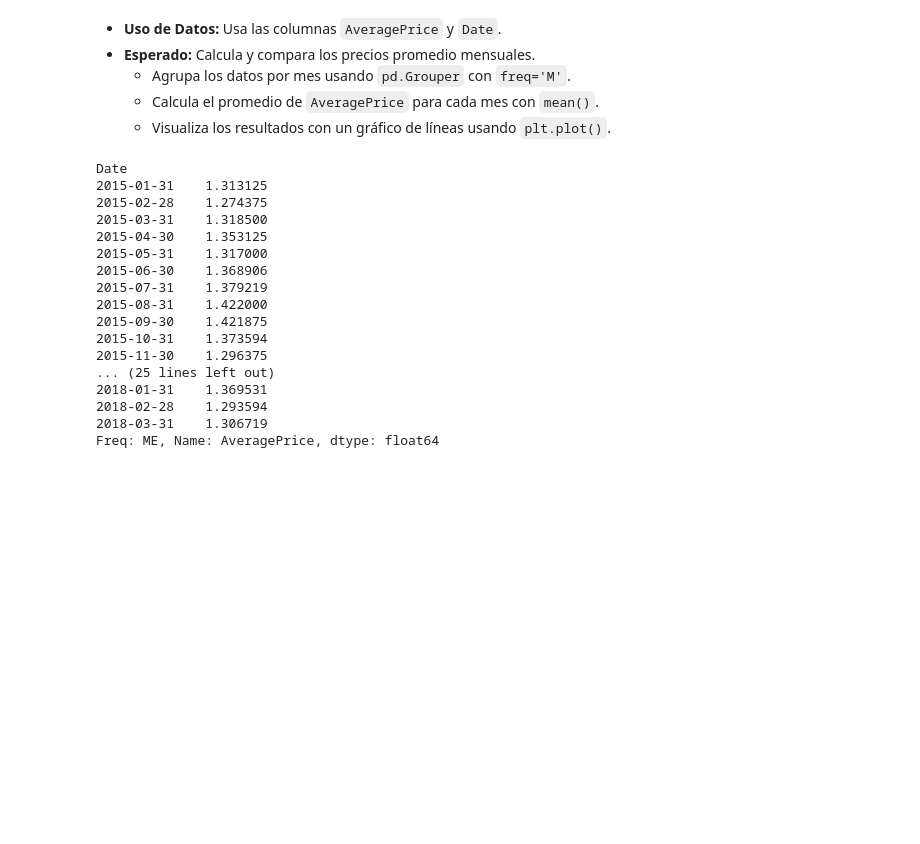
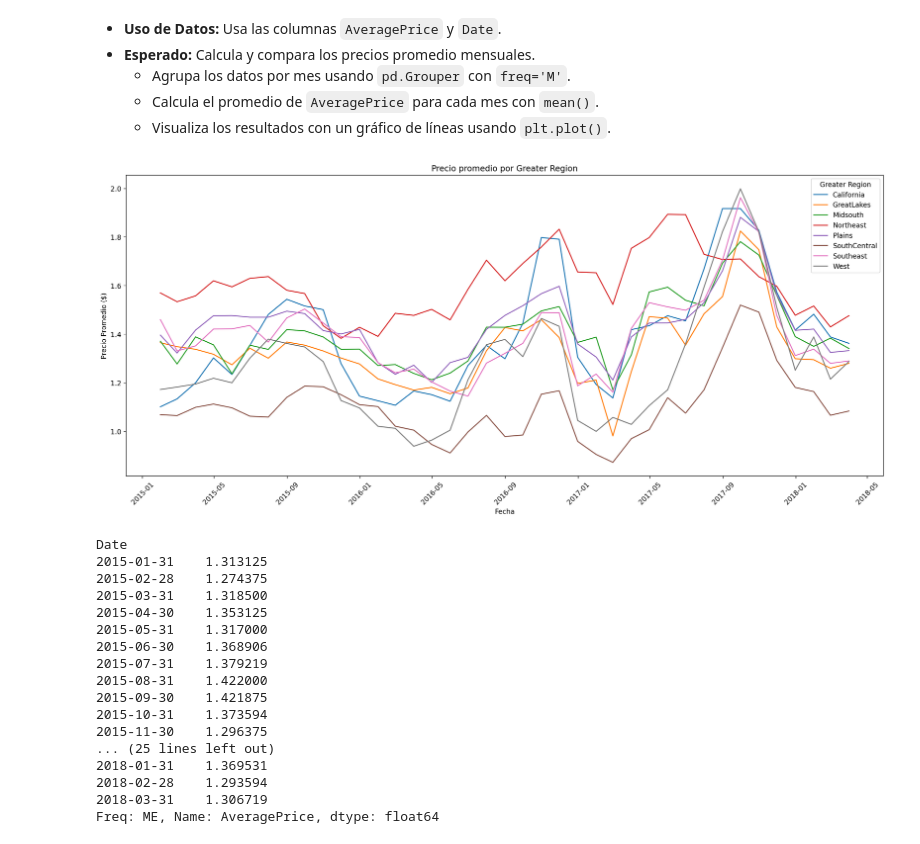
Before and after one commit to albagd77/MAGic-Avocado-TP1, a Jupyter notebook: 01_series_temporales.ipynb, the cells around one changed output. Cells and saved outputs as stored; diff of their text form; code cells hidden in the pictures; blank space fills up the shorter version.

Commit message:
Recuento de ciudades/regiones y gráfica precios mensual, by Gustavo

```diff
--- a/01_series_temporales.ipynb
+++ b/01_series_temporales.ipynb
@@ -202,6 +202,23 @@ plt.show()
      - Agrupa los datos por mes usando `pd.Grouper` con `freq='M'`.
      - Calcula el promedio de `AveragePrice` para cada mes con `mean()`.
      - Visualiza los resultados con un gráfico de líneas usando `plt.plot()`.
+# %%
+# Group data by Region and Date to study price evolution
+gd_meanprice_evo2 = greater_regions[subset].groupby(['region',pd.Grouper(key="Date", freq="ME")]).mean().reset_index()
+gd_meanprice_evo2
+
+plt.figure(figsize=(20, 8))
+for region in gd_meanprice_evo2['region'].unique():
+    df_region = gd_meanprice_evo2[gd_meanprice_evo2['region'] == region]
+    plt.plot(df_region['Date'], df_region['AveragePrice'], label=region)
+plt.title('Precio promedio por Greater Region')
+plt.xlabel('Fecha')
+plt.ylabel('Precio Promedio ($)')
+plt.xticks(rotation=45)
+plt.legend(title='Greater Region')
+plt.show()
+# %% [output]
+[figure, added]
 # %%
 # Group data by Month's end to study price evolution monthly
 gd_month = greater_regions[subset].groupby(pd.Grouper(key="Date", freq="ME"))['AveragePrice'].mean()
```
Also changed, not shown: 1 other file.
